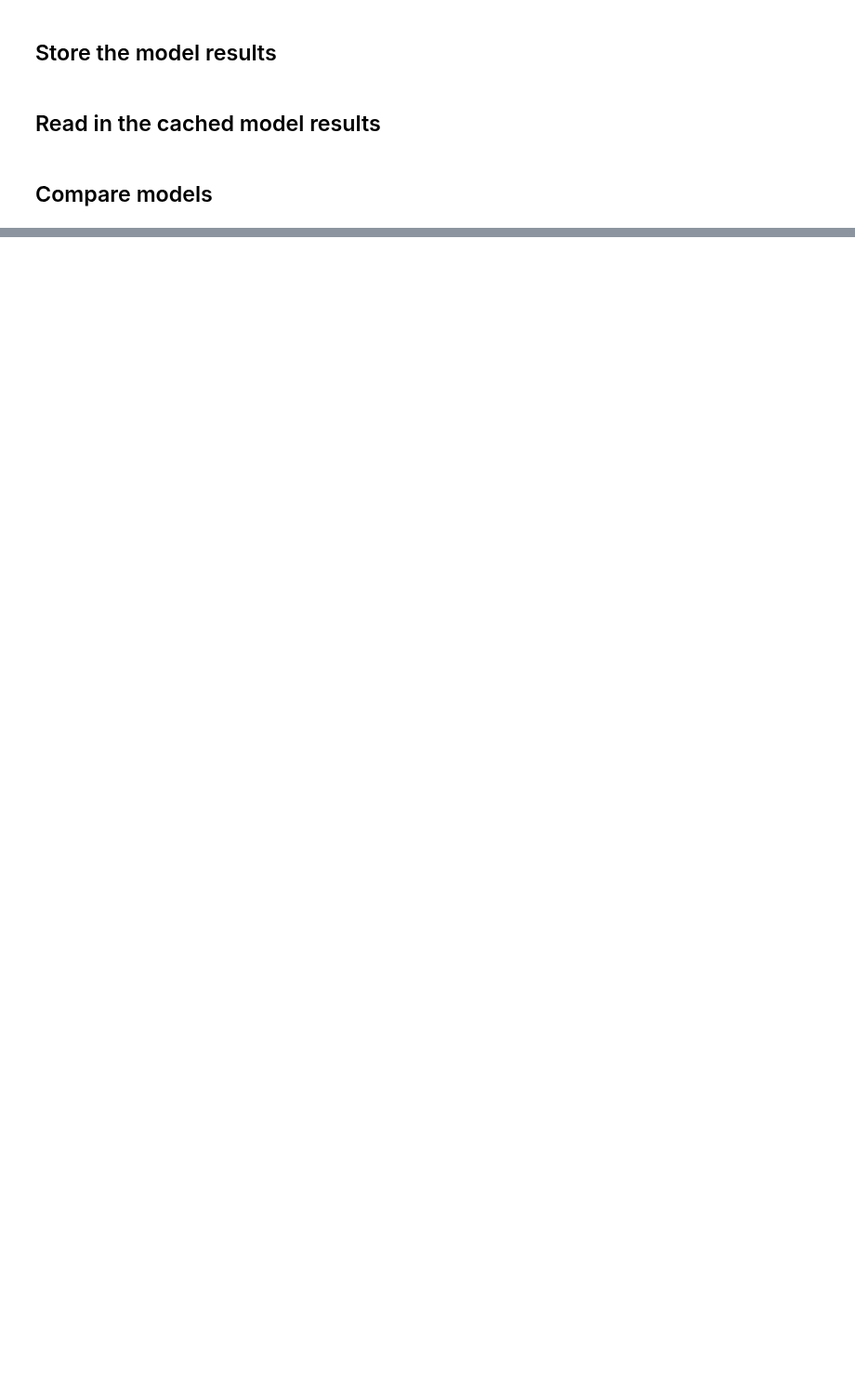
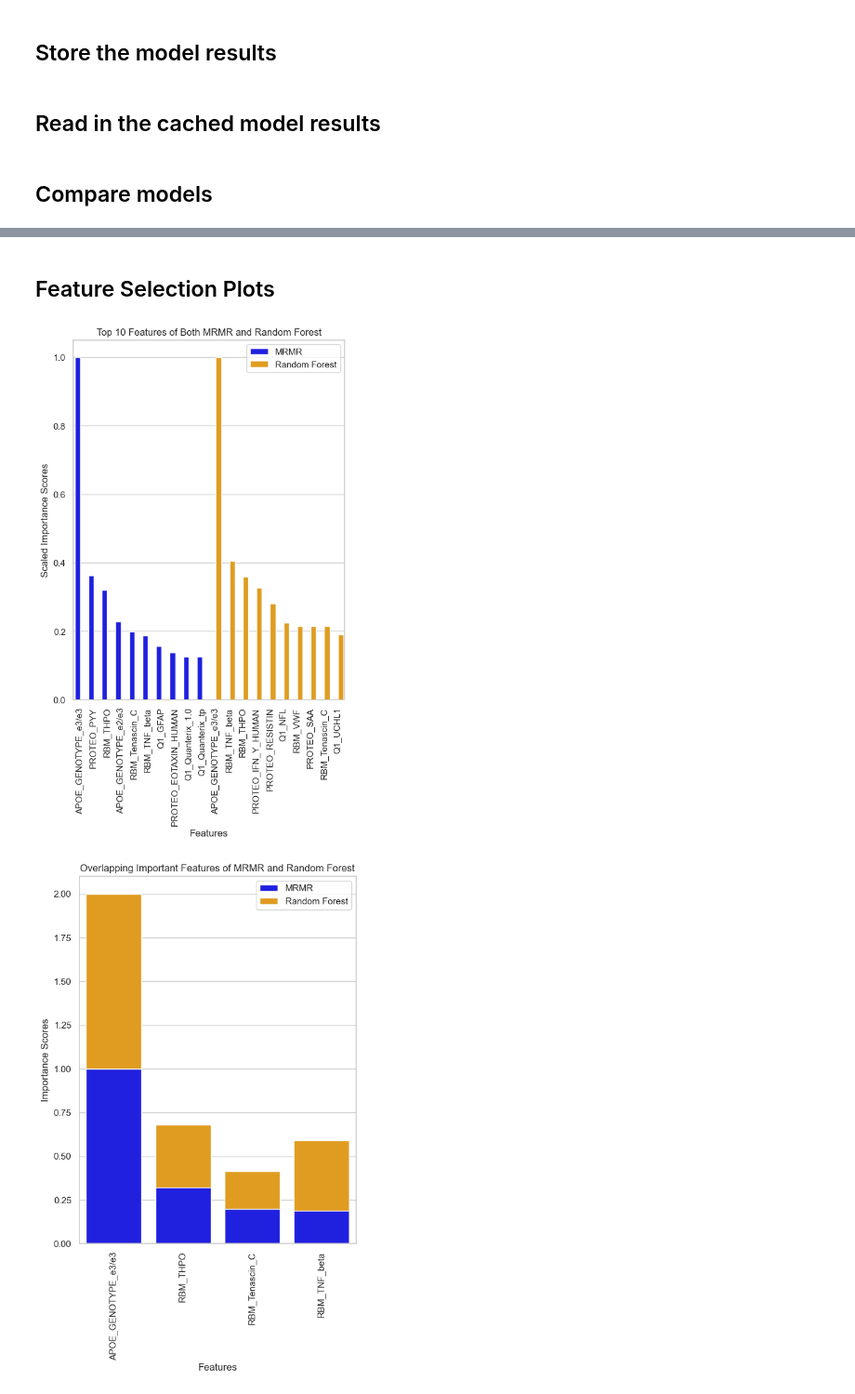
Before and after one commit to anusha1207/TARCC-Alzheimers, a Jupyter notebook: main.ipynb, the cells around one changed output, grey strips where cells are left out. Shown at 93% size. Saved outputs shown, nothing was run; the diff lists cells and outputs as text; code cells hidden in the pictures; blank space fills up the shorter version.

```diff
--- a/main.ipynb
+++ b/main.ipynb
@@ -174,3 +457,16 @@ clinical_lr_mci = evaluate_results("Clinical LR with MCI")
 # %%
 run_elastic_net(clinical_only_subset_mci, num_iters=20, pickle="Clinical LR with MCI and MRMR")
 clinical_lr_mci_mrmr = evaluate_results("Clinical LR with MCI and MRMR")
+# %% [markdown]
+## Feature Selection Plots
+# %%
+blood_rf_scores, blood_rf_features = results["blood_rf"]["importance"], results["blood_rf"]["features"]
+clinical_rf_scores, clinical_rf_features = results["clinical_rf"]["importance"], results["clinical_rf"]["features"]
+combined_rf_scores, combined_rf_features = results["combined_rf"]["importance"], results["combined_rf"]["features"]
+
+plot_mrmr_and_rf(blood_mrmr_scores, blood_rf_scores, blood_rf_features)
+plot_mrmr_and_rf(clinical_mrmr_scores, clinical_rf_scores, clinical_rf_features)
+plot_mrmr_and_rf(combined_mrmr_scores, combined_rf_scores, combined_rf_features)
+# %% [output]
+[figure, added]
+[figure, added]
```
Also changed, not shown: parts of 24 cells of this notebook, 2 other files.
